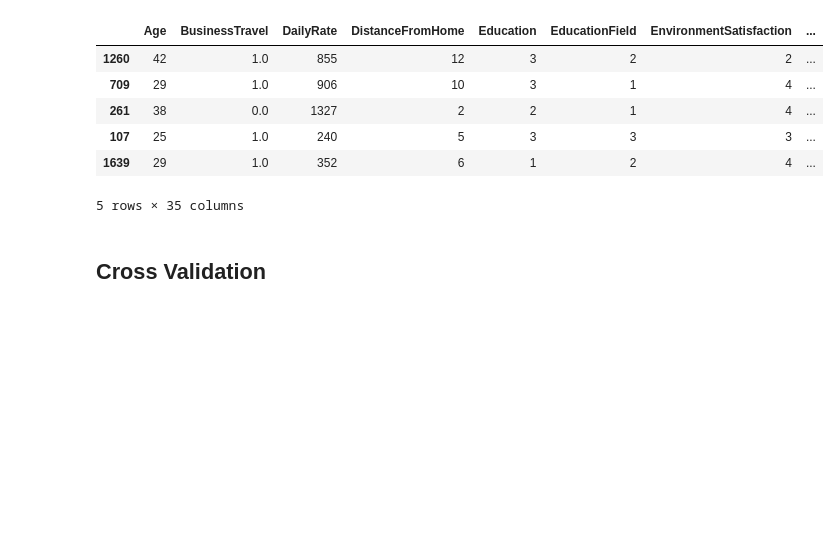
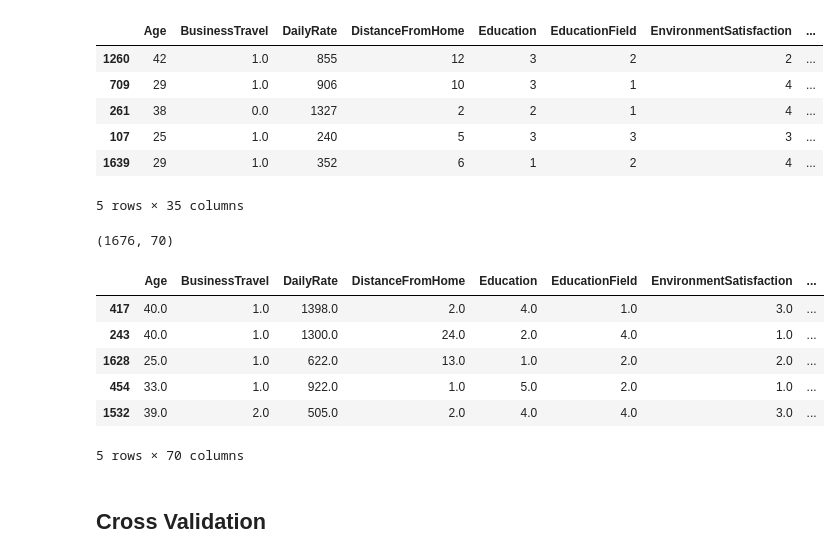
Before and after one commit to Kovindu555/Employee-Attrition-Multiclass-Prediction, a Jupyter notebook: model_training.ipynb, the cells around one changed output. Drawn from its saved outputs; the diff is of its cells as text; code cells hidden in the pictures; blank space fills up the shorter version.

Commit message:
training process 8

```diff
--- a/model_training.ipynb
+++ b/model_training.ipynb
@@ -524,6 +524,19 @@ test_set.head()
 # %%
 train_set.to_csv('train_set_datasheet.csv', index=False)
 test_set.to_csv('test_set_datasheet.csv', index=False)
+# %%
+full_prepared_dataset = pd.concat([train_set, test_set], axis=1)
+display(full_prepared_dataset.shape)
+full_prepared_dataset.head()
+# %% [output]
+(1676, 70)
+|  | Age | BusinessTravel | DailyRate | DistanceFromHome | Education | EducationField | EnvironmentSatisfaction | ... |
+| 417 | 40.0 | 1.0 | 1398.0 | 2.0 | 4.0 | 1.0 | 3.0 | ... |
+| 243 | 40.0 | 1.0 | 1300.0 | 24.0 | 2.0 | 4.0 | 1.0 | ... |
+| 1628 | 25.0 | 1.0 | 622.0 | 13.0 | 1.0 | 2.0 | 2.0 | ... |
+| 454 | 33.0 | 1.0 | 922.0 | 1.0 | 5.0 | 2.0 | 1.0 | ... |
+| 1532 | 39.0 | 2.0 | 505.0 | 2.0 | 4.0 | 4.0 | 3.0 | ... |
+5 rows × 70 columns
 # %% [markdown]
 ## Cross Validation
 # %%
```
Also changed, not shown: parts of 42 cells of this notebook.
